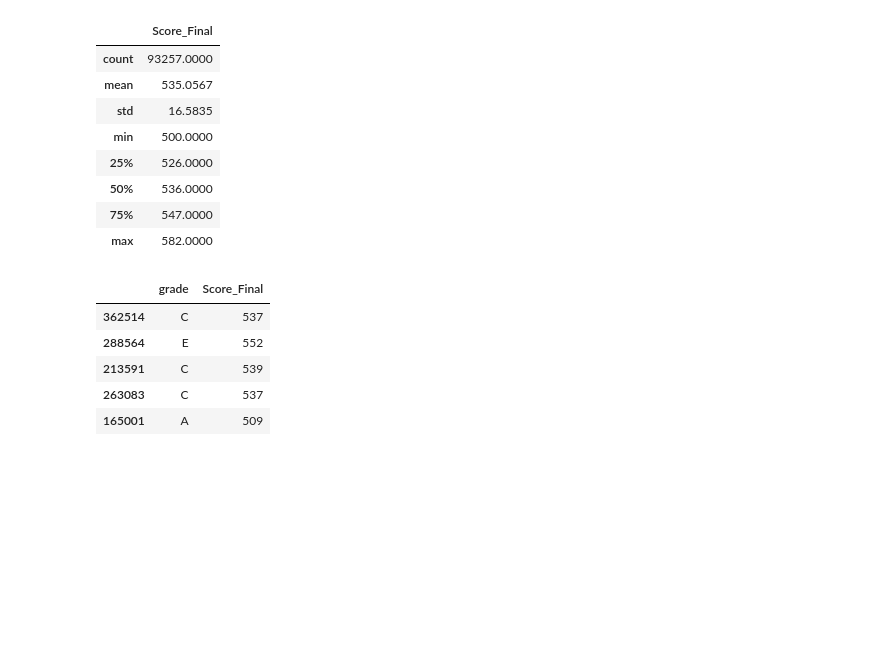
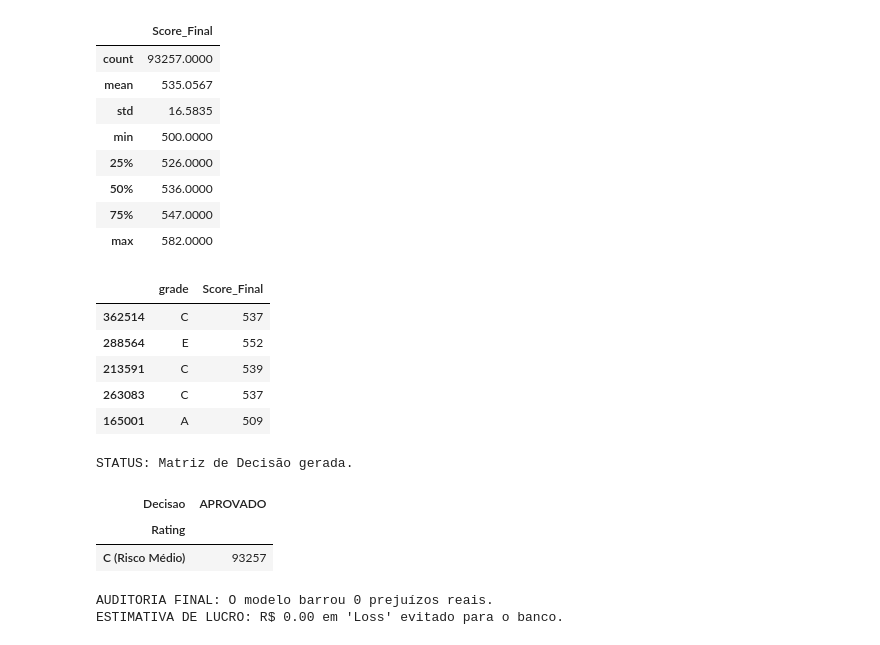
Before and after one commit to igorcarvah/basel_risk_modeling, a Jupyter notebook: notebook/Untitled.ipynb, the cells around one changed output. Cells and saved outputs as stored; diff of their text form; code cells hidden in the pictures; blank space fills up the shorter version.

```diff
--- a/notebook/Untitled.ipynb
+++ b/notebook/Untitled.ipynb
@@ -340,3 +340,31 @@ STATUS: Scores gerados com sucesso.
 | 213591 | C | 539 |
 | 263083 | C | 537 |
 | 165001 | A | 509 |
+# %%
+# 1. Aplicando a política na base de teste
+X_test = aplicar_politica_decisao(X_test)
+
+# 2. Cruzar a decisão com o calote real para validação
+X_test['Calote_Real'] = y_test
+
+# 3. O Laudo do Auditor: Tabela de Contingência
+tabela_decisao = pd.crosstab(X_test['Rating'], X_test['Decisao'])
+print('STATUS: Matriz de Decisão gerada.')
+display(tabela_decisao)
+
+# 4. Cálculo do Loss Evitado (Simulação Financeira)
+# REGRA DE OURO: Parênteses isolando cada condição lógica
+filtro = (X_test['Decisao'] == 'REPROVADO') & (X_test['Calote_Real'] == 1)
+
+clientes_barrados = X_test[filtro].shape[0]
+loss_evitado = clientes_barrados * 10000 # Custo médio de 10k por calote
+
+print(f"\nAUDITORIA FINAL: O modelo barrou {clientes_barrados} prejuízos reais.")
+print(f"ESTIMATIVA DE LUCRO: R$ {loss_evitado:,.2f} em 'Loss' evitado para o banco.")
+# %% [output]
+STATUS: Matriz de Decisão gerada.
+| Decisao | APROVADO |
+| Rating |  |
+| C (Risco Médio) | 93257 |
+AUDITORIA FINAL: O modelo barrou 0 prejuízos reais.
+ESTIMATIVA DE LUCRO: R$ 0.00 em 'Loss' evitado para o banco.
```
Also changed, not shown: parts of 2 cells of this notebook, 1 other file.
